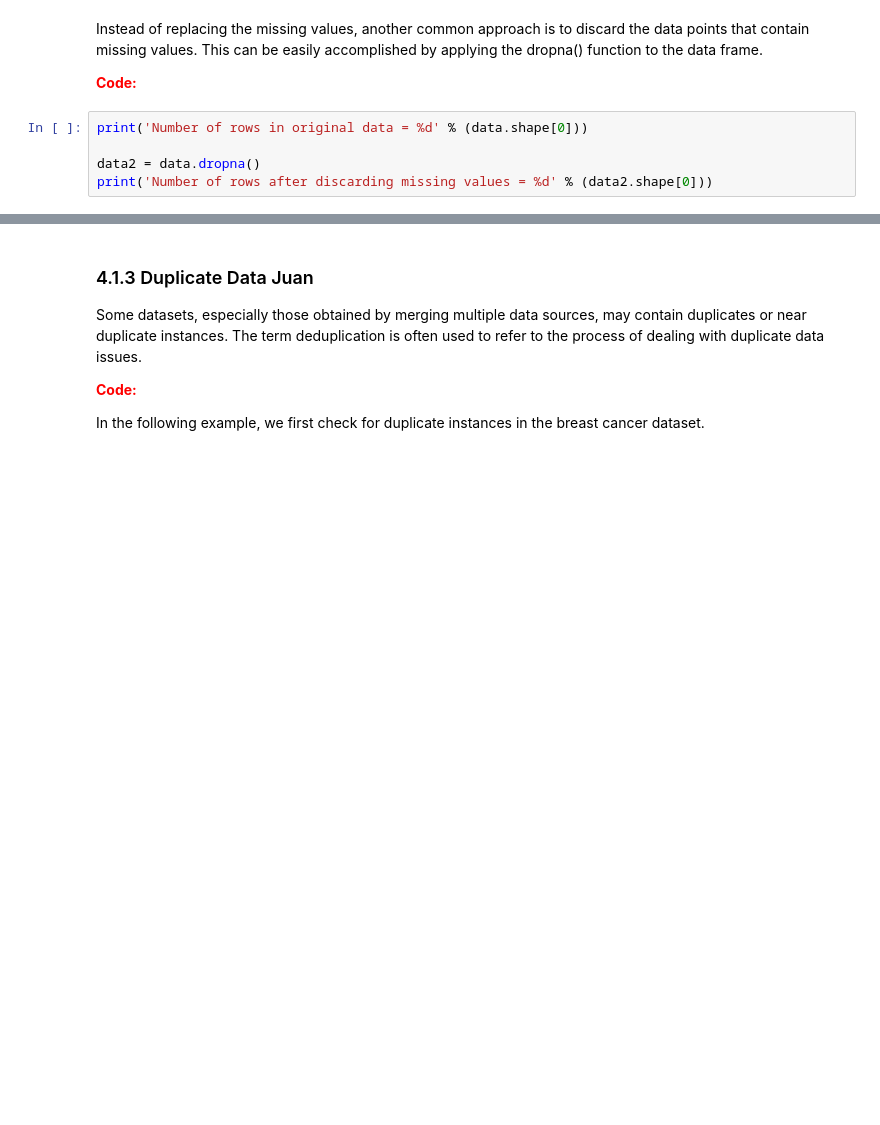
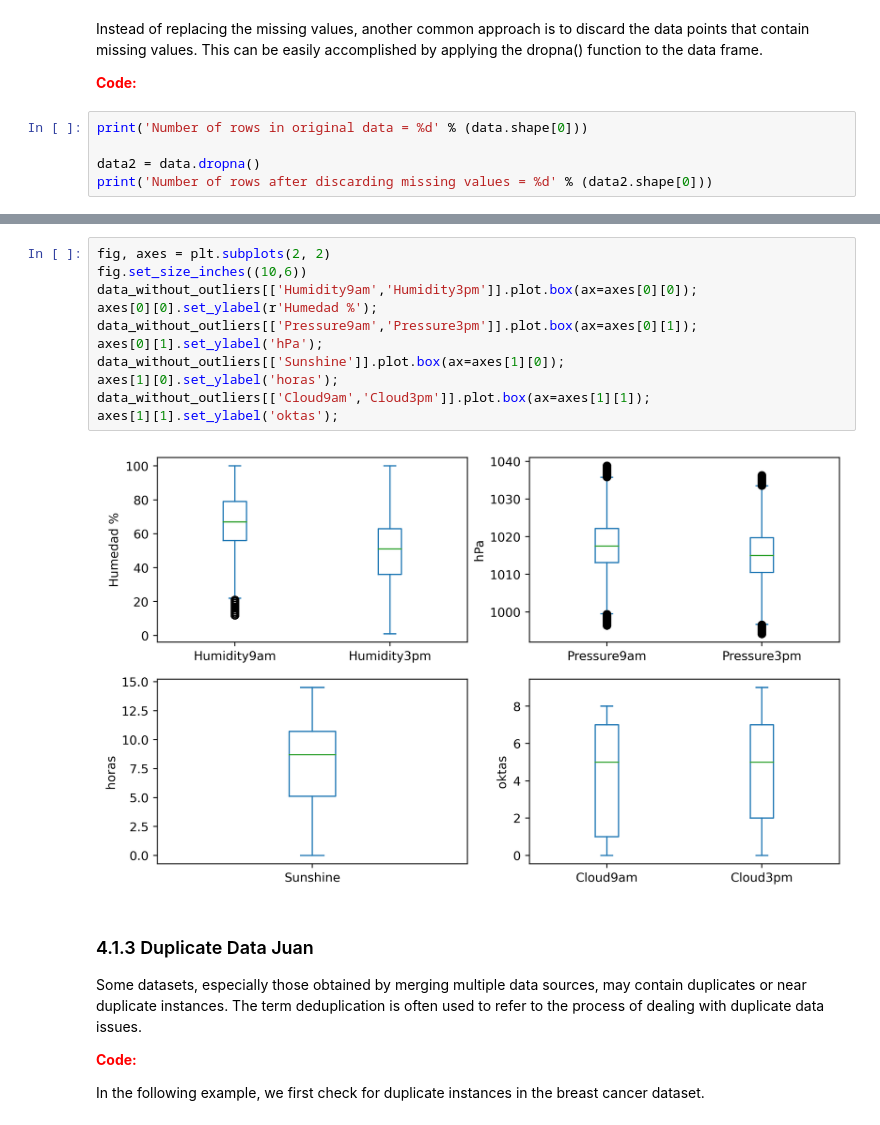
Before and after one commit to acmoral/ProyectoMineria, a Jupyter notebook: Preprocesamiento/preprocesamiento.ipynb, the cells around one changed output, grey strips where cells are left out. Cells and saved outputs as stored; diff of their text form; blank space fills up the shorter version.

```diff
--- a/Preprocesamiento/preprocesamiento.ipynb
+++ b/Preprocesamiento/preprocesamiento.ipynb
@@ -82,3 +87,16 @@ print('Number of rows after discarding missing values = %d' % (Z2.shape[0]))
+# %%
+fig, axes = plt.subplots(2, 2)
+fig.set_size_inches((10,6))
+data_without_outliers[['Humidity9am','Humidity3pm']].plot.box(ax=axes[0][0]);
+axes[0][0].set_ylabel(r'Humedad %');
+data_without_outliers[['Pressure9am','Pressure3pm']].plot.box(ax=axes[0][1]);
+axes[0][1].set_ylabel('hPa');
+data_without_outliers[['Sunshine']].plot.box(ax=axes[1][0]);
+axes[1][0].set_ylabel('horas');
+data_without_outliers[['Cloud9am','Cloud3pm']].plot.box(ax=axes[1][1]);
+axes[1][1].set_ylabel('oktas');
+# %% [output]
+[figure, added]
 # %% [markdown]
 ### 4.1.3 Duplicate Data Juan
 
```
Also changed, not shown: parts of 10 cells of this notebook, 1 other file.
